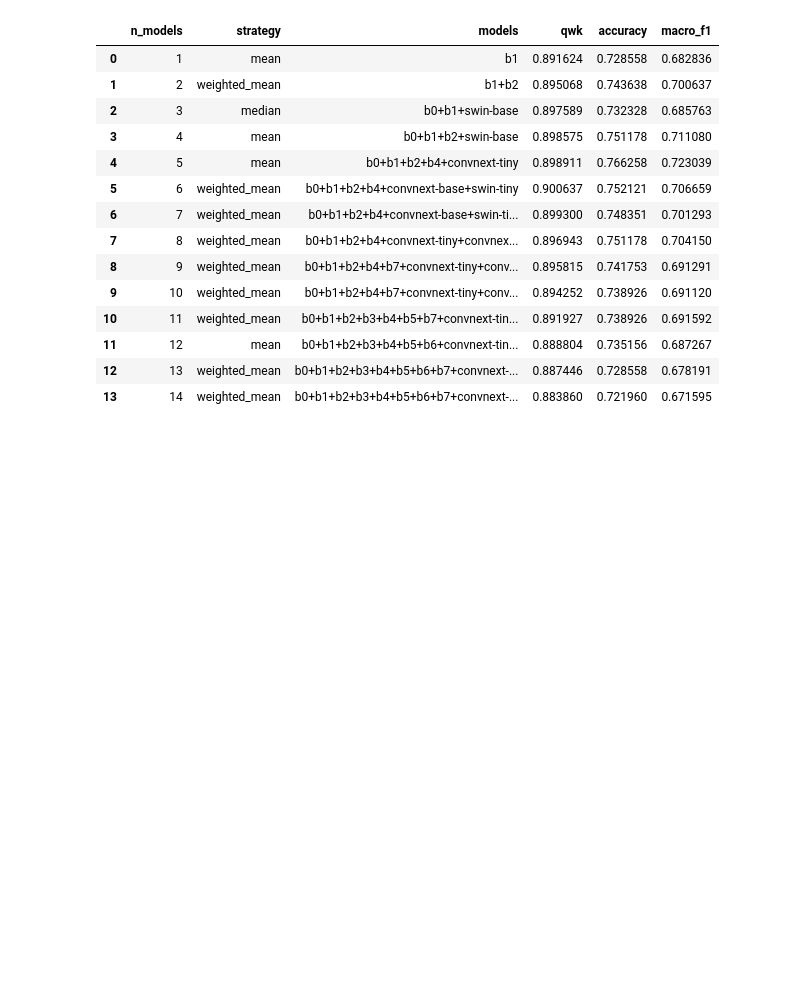
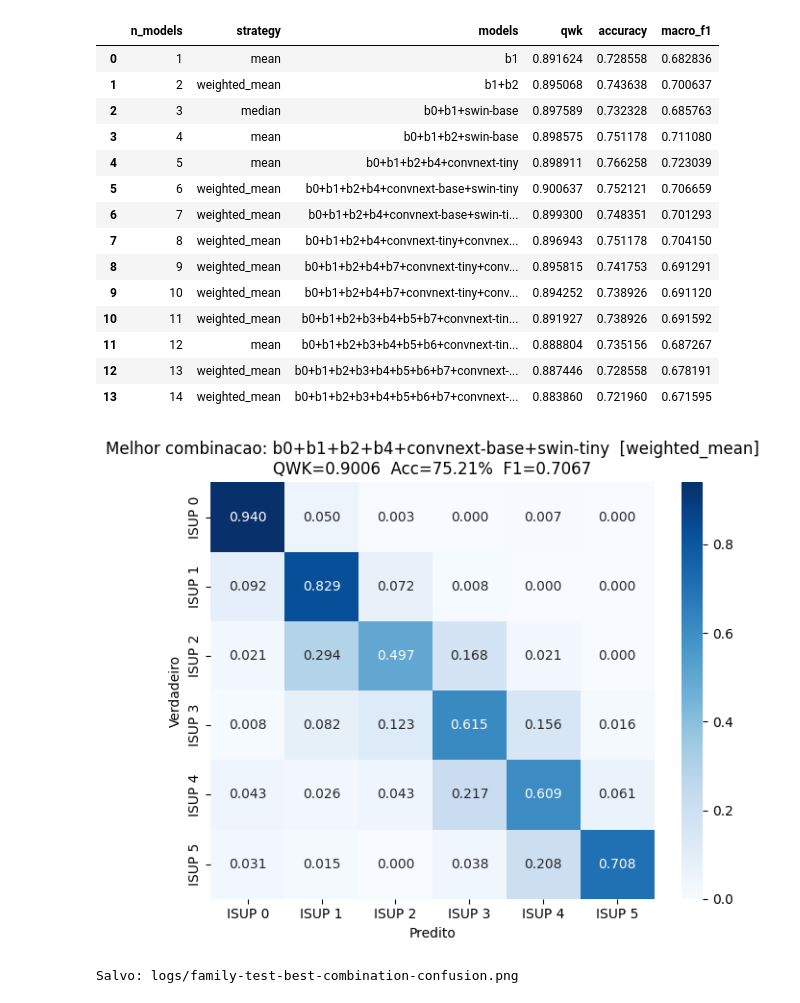
Before and after one commit to woshington/prostate_cancer, a Jupyter notebook: pos-propose/experiments/double-fault-tsne.ipynb, the cells around one changed output. Saved outputs shown, nothing was run; the diff lists cells and outputs as text; code cells hidden in the pictures; blank space fills up the shorter version.

Commit message:
best results with matrix

```diff
--- a/pos-propose/experiments/double-fault-tsne.ipynb
+++ b/pos-propose/experiments/double-fault-tsne.ipynb
@@ -1153,3 +1153,47 @@ Melhor combinacao para cada quantidade de modelos:
 | 11 | 12 | mean | b0+b1+b2+b3+b4+b5+b6+convnext-tin... | 0.888804 | 0.735156 | 0.687267 |
 | 12 | 13 | weighted_mean | b0+b1+b2+b3+b4+b5+b6+b7+convnext-... | 0.887446 | 0.728558 | 0.678191 |
 | 13 | 14 | weighted_mean | b0+b1+b2+b3+b4+b5+b6+b7+convnext-... | 0.883860 | 0.721960 | 0.671595 |
+# %%
+# recupera a melhor combinacao (linha 0 do combo_df, ja ordenado por QWK)
+best_combo   = combo_df.iloc[0]
+best_models  = best_combo['models'].split('+')
+best_strat   = best_combo['strategy']
+best_idx     = [ALL_MODELS.index(n) for n in best_models]
+
+# recalcula as predicoes da melhor combinacao com a estrategia vencedora
+if best_strat == 'mean':
+    best_preds = preds_from_proba(P_ALL[best_idx].mean(axis=0))
+elif best_strat == 'weighted_mean':
+    w = VAL_QWK_ALL[best_idx]
+    w = w / w.sum()
+    best_preds = preds_from_proba(np.tensordot(w, P_ALL[best_idx], axes=(0, 0)))
+elif best_strat == 'median':
+    best_preds = np.round(np.median(PRED_ALL[best_idx], axis=0)).astype(int)
+
+# confere que bate com a metrica registrada em combo_df
+check = eval_preds(best_preds, gts_test)
+assert np.isclose(check['qwk'], best_combo['qwk']), 'predicoes recalculadas nao batem com o QWK salvo'
+
+# matriz de confusao normalizada
+cm = confusion_matrix(gts_test, best_preds, labels=list(range(6)))
+cm_norm = cm.astype(float) / np.clip(cm.sum(axis=1, keepdims=True), 1, None)
+
+fig, ax = plt.subplots(figsize=(6.5, 5.5))
+sns.heatmap(cm_norm, annot=True, fmt='.3f', cmap='Blues', cbar=True,
+            xticklabels=LABELS, yticklabels=LABELS, ax=ax)
+ax.set_xlabel('Predito')
+ax.set_ylabel('Verdadeiro')
+ax.set_title(
+    f"Melhor combinacao: {best_combo['models']}  [{best_strat}]\n"
+    f"QWK={best_combo['qwk']:.4f}  Acc={best_combo['accuracy']*100:.2f}%  "
+    f"F1={best_combo['macro_f1']:.4f}"
+)
+plt.tight_layout()
+plt.savefig(os.path.join(LOG_DIR, 'family-test-best-combination-confusion.png'),
+            dpi=200, bbox_inches='tight')
+plt.show()
+
+print('Salvo: logs/family-test-best-combination-confusion.png')
+# %% [output]
+[figure, added]
+Salvo: logs/family-test-best-combination-confusion.png
```
Also changed, not shown: 1 other file.
